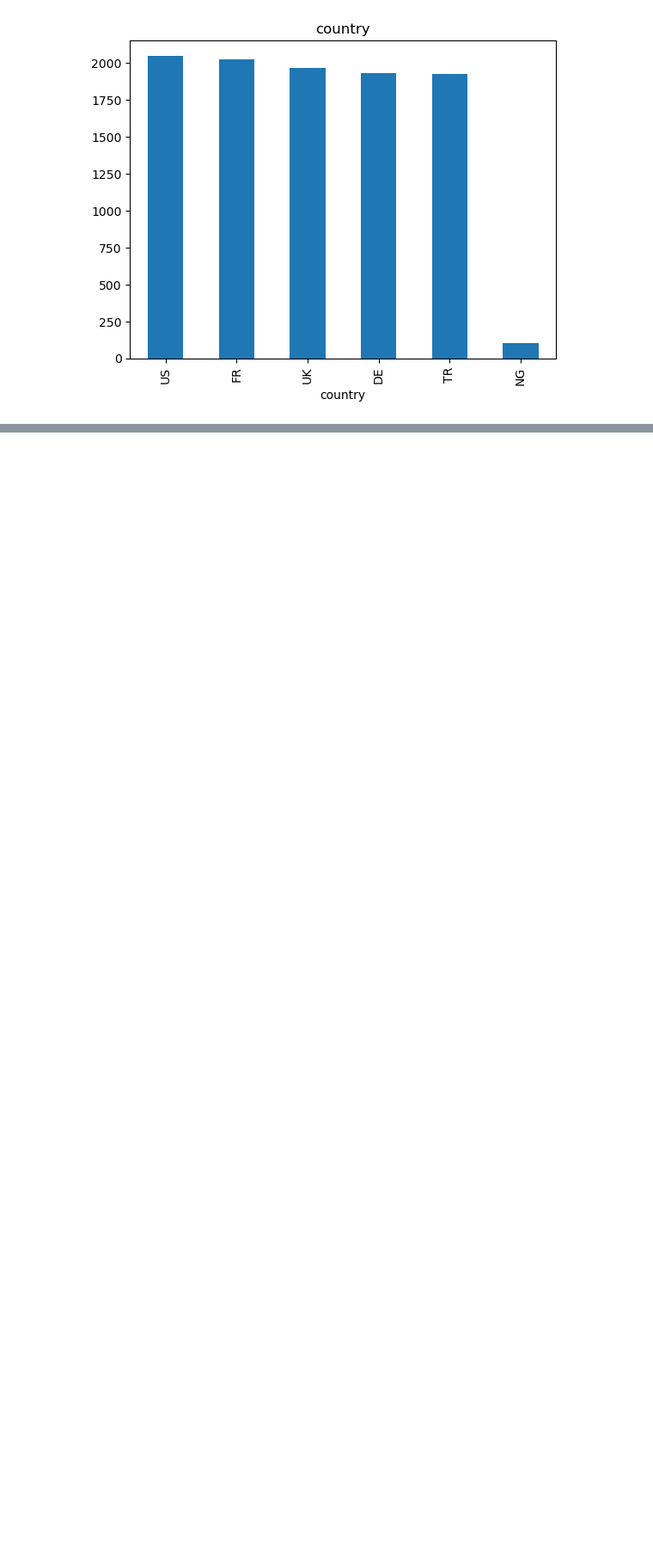
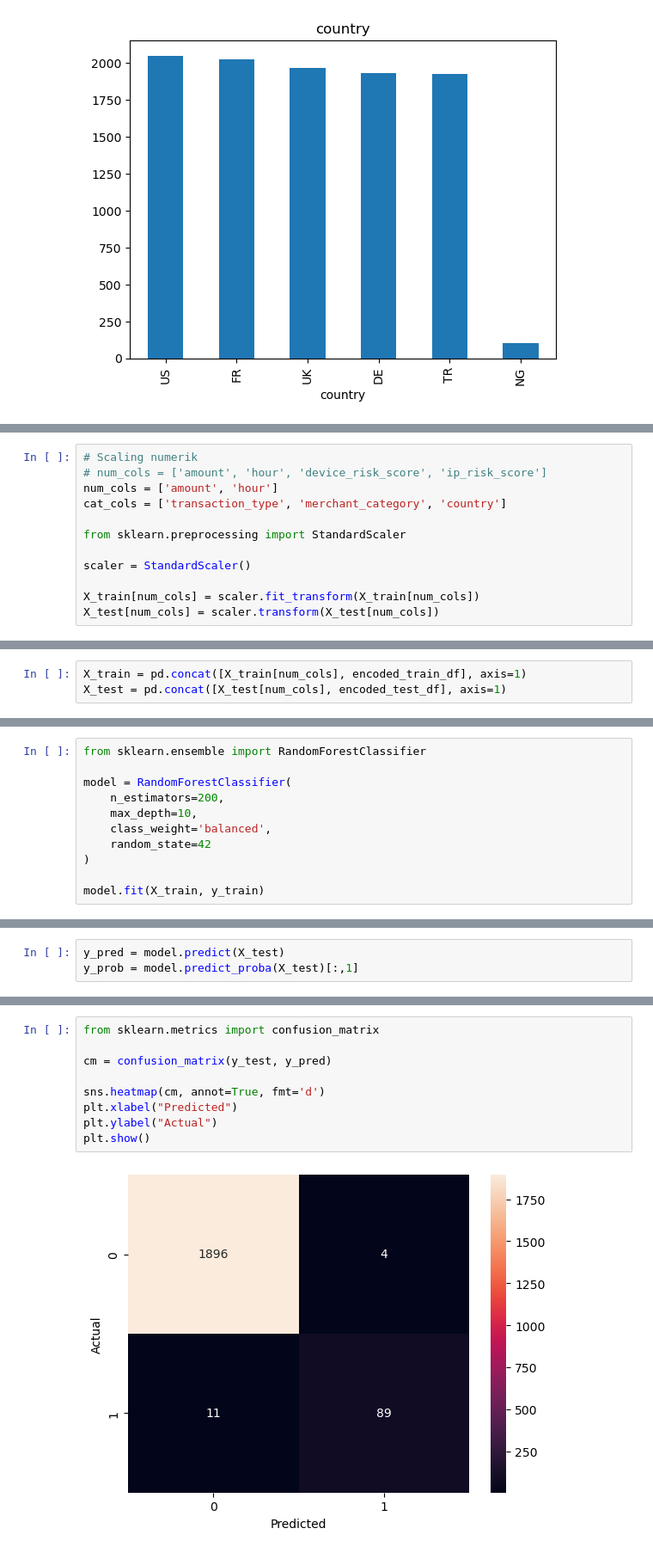
Before and after one commit to doctordoom101/financial-fraud-detection-ml-pipeline, a Jupyter notebook: 1_preprocessing/notebook.ipynb, the cells around one changed output, grey strips where cells are left out. Shown at 86% size. Drawn from its saved outputs; the diff is of its cells as text; blank space fills up the shorter version.

```diff
--- a/1_preprocessing/notebook.ipynb
+++ b/1_preprocessing/notebook.ipynb
@@ -89,0 +328,12 @@ for col in cat_cols:
+# %%
+# Scaling numerik
+# num_cols = ['amount', 'hour', 'device_risk_score', 'ip_risk_score']
+num_cols = ['amount', 'hour']
+cat_cols = ['transaction_type', 'merchant_category', 'country']
+
+from sklearn.preprocessing import StandardScaler
+
+scaler = StandardScaler()
+
+X_train[num_cols] = scaler.fit_transform(X_train[num_cols])
+X_test[num_cols] = scaler.transform(X_test[num_cols])
@@ -89,0 +360,3 @@ for col in cat_cols:
+# %%
+X_train = pd.concat([X_train[num_cols], encoded_train_df], axis=1)
+X_test = pd.concat([X_test[num_cols], encoded_test_df], axis=1)
@@ -89,0 +394,11 @@ for col in cat_cols:
+# %%
+from sklearn.ensemble import RandomForestClassifier
+
+model = RandomForestClassifier(
+    n_estimators=200,
+    max_depth=10,
+    class_weight='balanced',
+    random_state=42
+)
+
+model.fit(X_train, y_train)
@@ -89,0 +408,3 @@ for col in cat_cols:
+# %%
+y_pred = model.predict(X_test)
+y_prob = model.predict_proba(X_test)[:,1]
@@ -89,0 +424,11 @@ for col in cat_cols:
+# %%
+from sklearn.metrics import confusion_matrix
+
+cm = confusion_matrix(y_test, y_pred)
+
+sns.heatmap(cm, annot=True, fmt='d')
+plt.xlabel("Predicted")
+plt.ylabel("Actual")
+plt.show()
+# %% [output]
+[figure, added]
```
Also changed, not shown: parts of 16 cells of this notebook.
